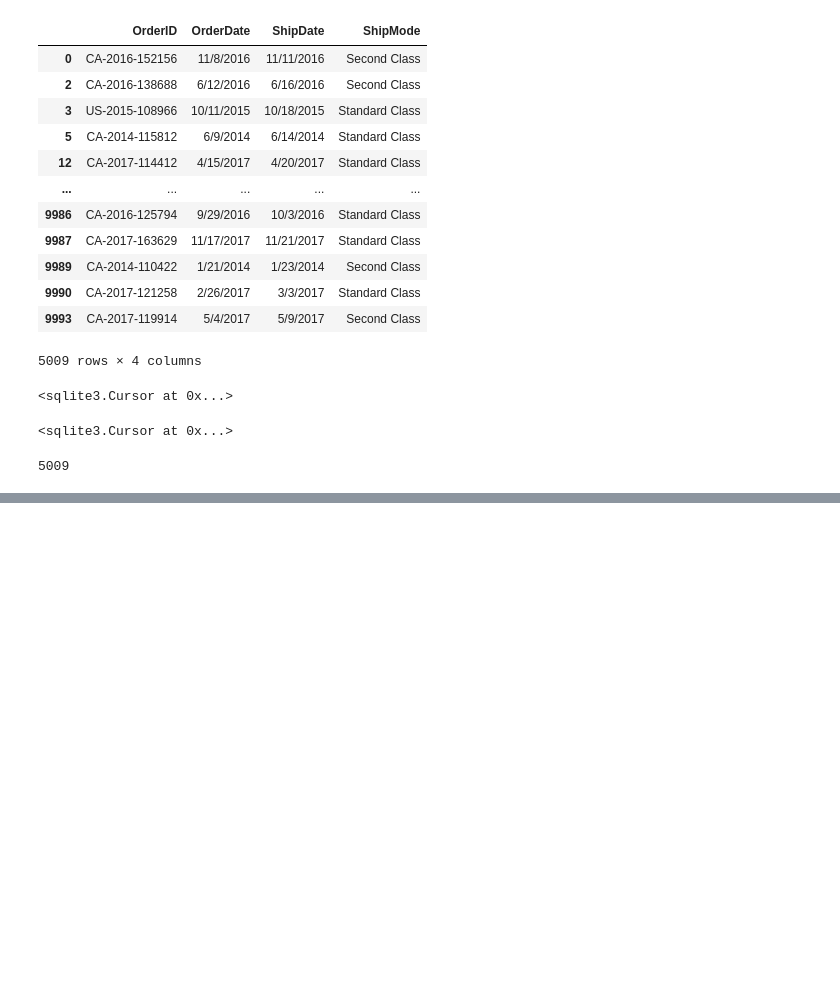
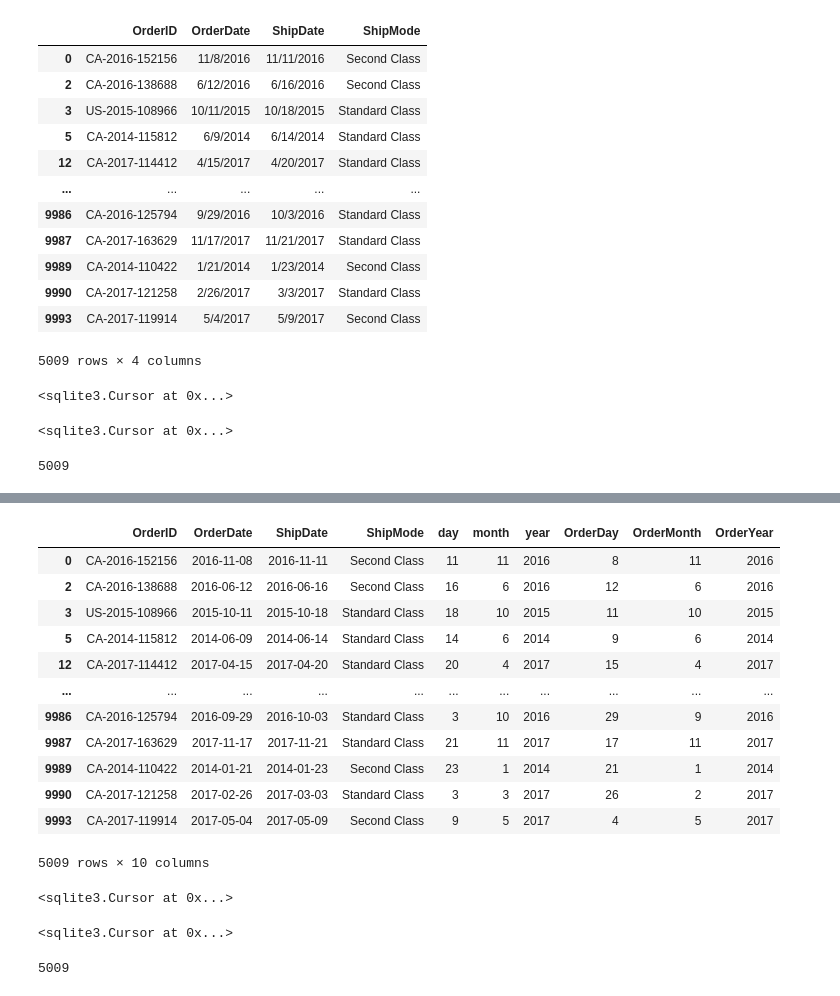
Before and after one commit to annaszcz/Project-5, a Jupyter notebook: project5.ipynb, the cells around one changed output, grey strips where cells are left out. Drawn from its saved outputs; the diff is of its cells as text; code cells hidden in the pictures; blank space fills up the shorter version.

```diff
--- a/project5.ipynb
+++ b/project5.ipynb
@@ -218,0 +484,24 @@ connector.close()
+# %%
+# extract the day, month, and year components
+shipment['OrderDay'] = shipment['OrderDate'].dt.day
+# shipment['day'] = shipment['ShipDate'].dt.day
+shipment['OrderMonth'] = shipment['OrderDate'].dt.month
+# shipment['month'] = shipment['ShipDate'].dt.month
+shipment['OrderYear'] = shipment['OrderDate'].dt.year
+# shipment['year'] = shipment['ShipDate'].dt.year
+# %%
+shipment
+# %% [output]
+|  | OrderID | OrderDate | ShipDate | ShipMode | day | month | year | OrderDay | OrderMonth | OrderYear |
+| 0 | CA-2016-152156 | 2016-11-08 | 2016-11-11 | Second Class | 11 | 11 | 2016 | 8 | 11 | 2016 |
+| 2 | CA-2016-138688 | 2016-06-12 | 2016-06-16 | Second Class | 16 | 6 | 2016 | 12 | 6 | 2016 |
+| 3 | US-2015-108966 | 2015-10-11 | 2015-10-18 | Standard Class | 18 | 10 | 2015 | 11 | 10 | 2015 |
+| 5 | CA-2014-115812 | 2014-06-09 | 2014-06-14 | Standard Class | 14 | 6 | 2014 | 9 | 6 | 2014 |
+| 12 | CA-2017-114412 | 2017-04-15 | 2017-04-20 | Standard Class | 20 | 4 | 2017 | 15 | 4 | 2017 |
+| ... | ... | ... | ... | ... | ... | ... | ... | ... | ... | ... |
+| 9986 | CA-2016-125794 | 2016-09-29 | 2016-10-03 | Standard Class | 3 | 10 | 2016 | 29 | 9 | 2016 |
+| 9987 | CA-2017-163629 | 2017-11-17 | 2017-11-21 | Standard Class | 21 | 11 | 2017 | 17 | 11 | 2017 |
+| 9989 | CA-2014-110422 | 2014-01-21 | 2014-01-23 | Second Class | 23 | 1 | 2014 | 21 | 1 | 2014 |
+| 9990 | CA-2017-121258 | 2017-02-26 | 2017-03-03 | Standard Class | 3 | 3 | 2017 | 26 | 2 | 2017 |
+| 9993 | CA-2017-119914 | 2017-05-04 | 2017-05-09 | Second Class | 9 | 5 | 2017 | 4 | 5 | 2017 |
+5009 rows × 10 columns
@@ -218,0 +510,24 @@ connector.close()
+# %%
+c.execute('DROP TABLE IF EXISTS shipment')
+# %% [output]
+<sqlite3.Cursor at 0x...>
+# %%
+# Shipment info - modified Order dates
+c.execute('''
+CREATE TABLE IF NOT EXISTS orders (
+	OrderID VARCHAR(30),
+    OrderDate DATE,
+	ShipDate DATE,
+	ShipMode VARCHAR(15),
+    OrderDay INTEGER,
+    OrderMonth INTEGER,
+    OrderYear INTEGER,
+    PRIMARY KEY(OrderID)
+);
+''')
+# %% [output]
+<sqlite3.Cursor at 0x...>
+# %%
+shipment.to_sql('shipment', connector, if_exists='append', index=False)
+# %% [output]
+5009
```
Also changed, not shown: parts of 22 cells of this notebook, 1 other file.
